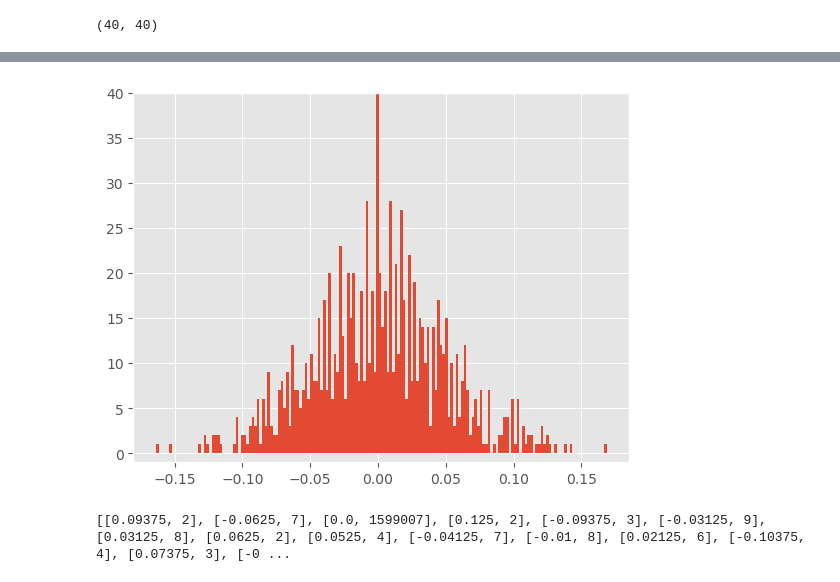
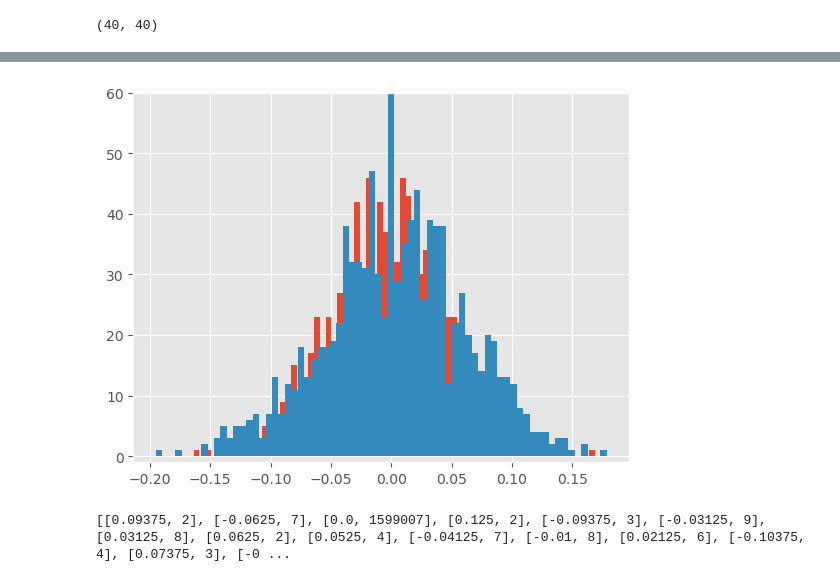
Before and after one commit to Newtech66/2D_Ising_Model_sim, a Jupyter notebook: CPP/Histogram.ipynb, the cells around one changed output, grey strips where cells are left out. Drawn from its saved outputs; the diff is of its cells as text; code cells hidden in the pictures.

```diff
--- a/CPP/Histogram.ipynb
+++ b/CPP/Histogram.ipynb
@@ -21,6 +21,10 @@ tx= np.array(temp)
 print(tx[0].shape) #first snapshot of the 3.9k temp
 # %% [output]
 (40, 40)
+# %%
+temp = temps['arr_17']   #1.6 or 1.8 K temp
+# %%
+ty= np.array(temp)
 # %%
 def mag(sn_sht,N):
     s=0
@@ -41,11 +45,15 @@ N = 40
 snapshot_count = 1000
 T_count = 40
 
-spont_mag=np.zeros(1600000)
+spont_mag1=np.zeros(1600000)
+spont_mag2=np.zeros(1600000)
 
 for s in range(1000):
-     spont_mag[s] =  mag(tx[s],40)
+     spont_mag1[s] =  mag(tx[s],40)
+     spont_mag2[s] =  mag(ty[s],40)
 
-print(spont_mag)
+
+print(spont_mag1)
+print(spont_mag2)
 # %% [output]
 [-0.085   -0.02     0.06625 ...  0.       0.       0.     ]
@@ -52,10 +87,11 @@ print(spont_mag)
 # %%
-plt.hist(spont_mag, bins=170)
+plt.hist(spont_mag1, bins=70)
+plt.hist(spont_mag2, bins=70)
 #plt.style.use('ggplot')
-plt.ylim([-1, 40])
+plt.ylim([-1, 60])
 plt.show()
 # %% [output]
-[figure, old version]
+[figure, new version]
 # %%
 sp=list(spont_mag)
 hist=[[x,sp.count(x)] for x in set(sp)]
```
Also changed, not shown: parts of 2 cells of this notebook.
